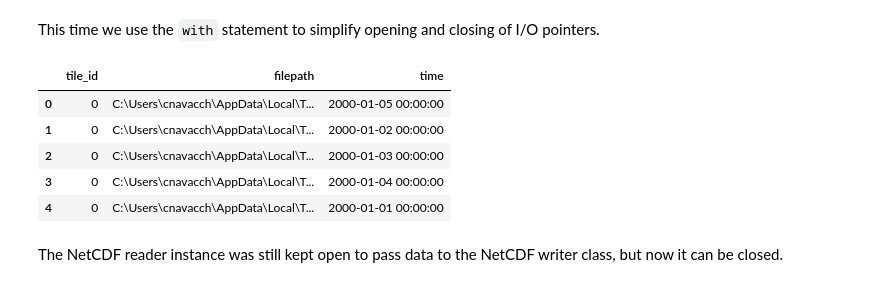
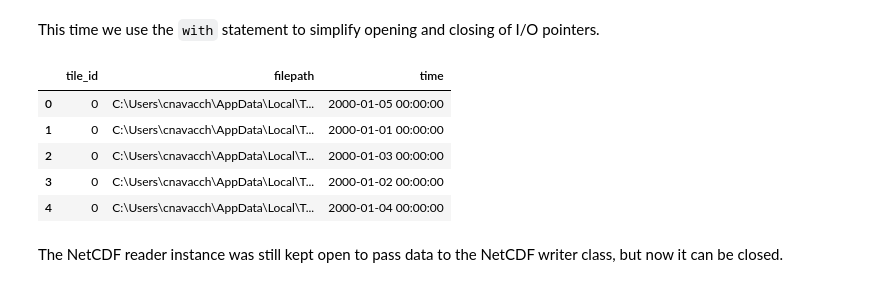
Before and after one commit to TUW-GEO/veranda, a Jupyter notebook: docs/notebooks/mosaic.ipynb, the cells around one changed output. Saved outputs shown, nothing was run; the diff lists cells and outputs as text; code cells hidden in the pictures.

Commit message:
changed vrt filename creation; bug fix in exporting data; bug fix when defining stack dimension in NetCDF writer; updated mosaic docs

```diff
--- a/docs/notebooks/mosaic.ipynb
+++ b/docs/notebooks/mosaic.ipynb
@@ -368,16 +368,16 @@ dst_filepath = os.path.join(dst_dirpath, "test_file.nc")
 # %% [markdown]
 This time we use the `with` statement to simplify opening and closing of I/O pointers.
 # %%
-with NetCdfWriter.from_data(nc_reader.data, dst_filepath, stack_dimension='time') as nc_writer:
+with NetCdfWriter.from_data(nc_reader.data_view, dst_filepath, stack_dimension='time') as nc_writer:
     nc_writer.export()
 nc_writer
 # %% [output]
 |  | tile_id | filepath | time |
 | 0 | 0 | C:\Users\cnavacch\AppData\Local\T... | 2000-01-05 00:00:00 |
-| 1 | 0 | C:\Users\cnavacch\AppData\Local\T... | 2000-01-02 00:00:00 |
+| 1 | 0 | C:\Users\cnavacch\AppData\Local\T... | 2000-01-01 00:00:00 |
 | 2 | 0 | C:\Users\cnavacch\AppData\Local\T... | 2000-01-03 00:00:00 |
-| 3 | 0 | C:\Users\cnavacch\AppData\Local\T... | 2000-01-04 00:00:00 |
-| 4 | 0 | C:\Users\cnavacch\AppData\Local\T... | 2000-01-01 00:00:00 |
+| 3 | 0 | C:\Users\cnavacch\AppData\Local\T... | 2000-01-02 00:00:00 |
+| 4 | 0 | C:\Users\cnavacch\AppData\Local\T... | 2000-01-04 00:00:00 |
 # %% [markdown]
 The NetCDF reader instance was still kept open to pass data to the NetCDF writer class, but now it can be closed.
 # %%
```
Also changed, not shown: parts of 14 cells of this notebook, 3 other files.
